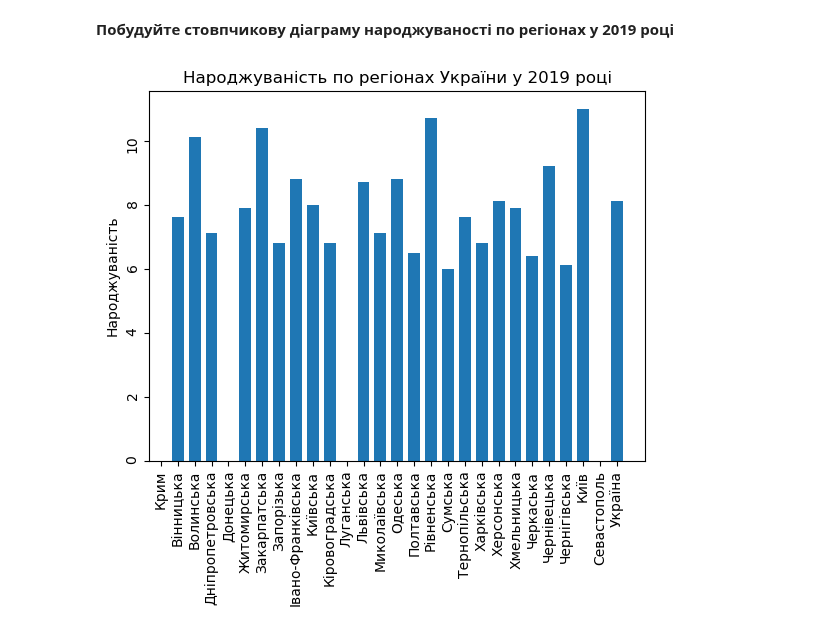
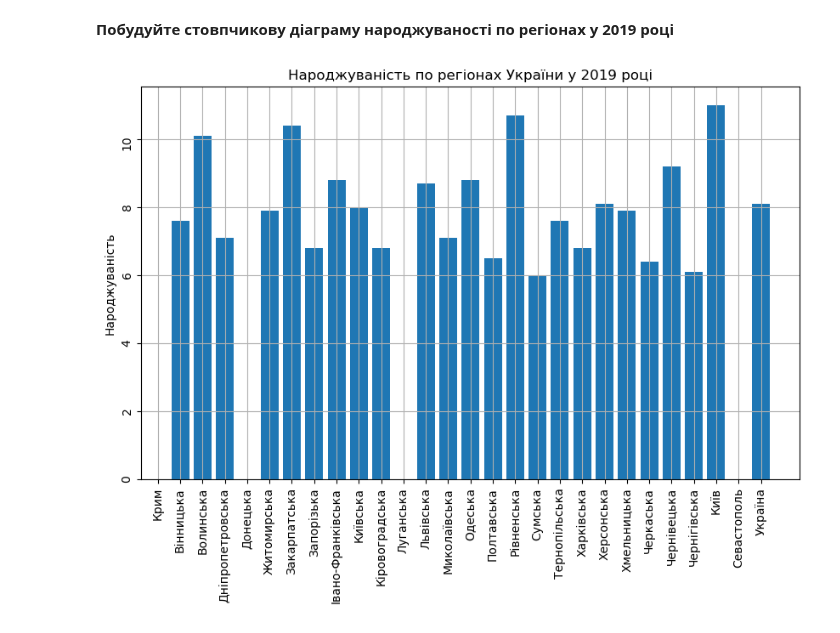
Before and after one commit to Vishnyak13/DataScience_Hw2, a Jupyter notebook: Hw2.1.ipynb, the cells around one changed output. Drawn from its saved outputs; the diff is of its cells as text; code cells hidden in the pictures.

```diff
--- a/Hw2.1.ipynb
+++ b/Hw2.1.ipynb
@@ -181,11 +181,12 @@ birth_data.loc[birth_data['2014'].idxmax()]['Регіон']
 # %% [markdown]
 **Побудуйте стовпчикову діаграму народжуваності по регіонах у 2019 році**
 # %%
-width = birth_data.shape[0] * 0.025
-plt.bar(birth_data['Регіон'], birth_data['2019'], width=width)
+plt.figure(figsize=(10,6))
+plt.grid()
+plt.bar(birth_data['Регіон'], birth_data['2019'])
 plt.tick_params(labelrotation = 90)
 plt.title('Народжуваність по регіонах України у 2019 році')
 plt.ylabel('Народжуваність')
 plt.show()
 # %% [output]
-[figure, old version]
+[figure, new version]
```
